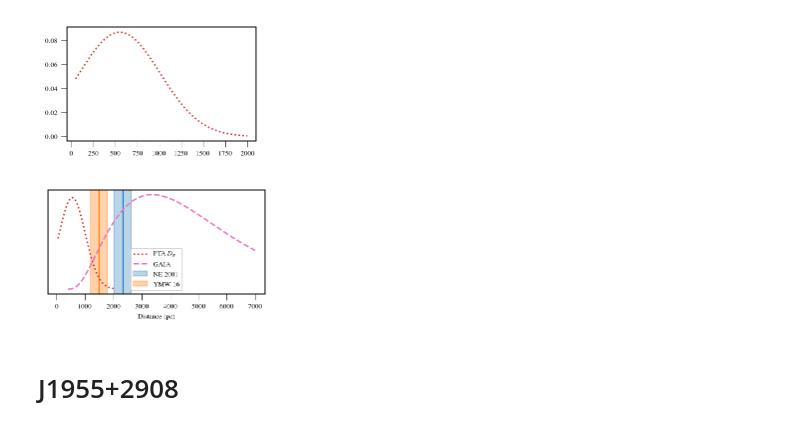
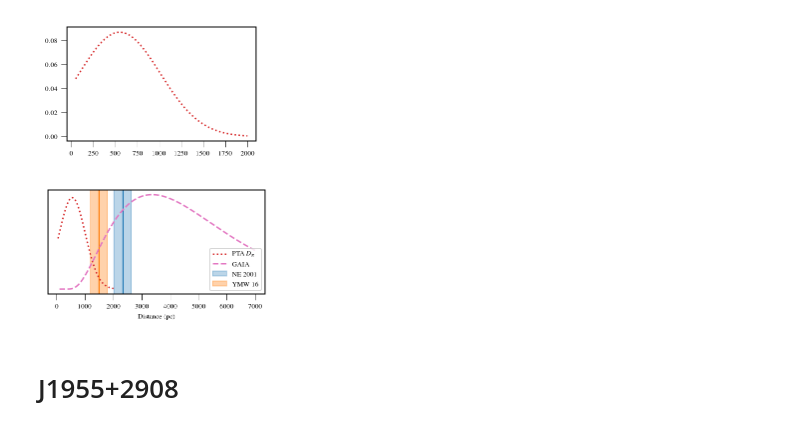
Before and after one commit to ChiaraMingarelli/gaia_pulsars, a Jupyter notebook: codes/pulsar_dist_figs.ipynb, the cells around one changed output. Cells and saved outputs as stored; diff of their text form; code cells hidden in the pictures.

Commit message:
new plots with ipta and gaia errors

```diff
--- a/codes/pulsar_dist_figs.ipynb
+++ b/codes/pulsar_dist_figs.ipynb
@@ -43,9 +43,10 @@ wzp = -0.029 # defined in Bailor-Jones but computer in Lindegren et al. 2018
 
 def pOfR(r, px, dpx, Lsph):
     """
-    This is Equation 2 in Bailor-Jones et al. 2018.
+    This is Equation 2 in Bailer-Jones et al. 2018.
     NB, r > 0
     """
+    px = px + 0.029 #Quasar correction,
     exponent = -r/Lsph - (px-wzp-1/r)**2/(2*dpx**2)
     ans = r**2*np.exp(exponent)
     return ans
@@ -386,7 +388,7 @@ d_DM_YMW_1910 = 1496.0  # no errors reported here...
 # r_est	r_lo	r_hi, r_len = 1449.21521296784
 #3365.90493298969	1735.68216116912	6062.47131778724
 # Corrected Bailer-Jones distance estimate
-dist_BJ_1910 = np.linspace(.4, 7, 1000)
+dist_BJ_1910 = np.linspace(.1, 7, 1000)
 bj_1910 = []
 for r in dist_BJ_1910:
     bj_1910.append(pOfR(r,-0.4219, 0.7972,1.44921521296784))
@@ -418,35 +420,35 @@ plt.plot(px1910, dist_px1910.pdf(px1910)*100, label = r"PTA $D_\pi$", color = "C
 # %%
 fig, ax1 = plt.subplots()
 
 # DM NE 2001 model
 ax1.axvspan(d_DM_NE_1910 - eminus_DM_NE_1910, d_DM_NE_1910 + eplus_DM_NE_1910, alpha=0.3, color = "C0", label = "NE 2001")
 plt.axvline(d_DM_NE_1910, ymin=0, ymax=1, color = "C0")
 
 # DM YMW16 model
 ax1.axvspan(d_DM_YMW_1910*.8, d_DM_YMW_1910*1.2, alpha=0.35, color = "C1", label = "YMW 16")
 plt.axvline(d_DM_YMW_1910, ymin=0, ymax=1, color = "C1")
 
 # GAIA distance, to be updated
 #plt.plot(px1910_c, dist_px1910_c.pdf(px1910_c), label = r"corrected Gaia", color = "C4", linestyle='dashed')
 
 
 # LK-correcred PX measurements
 plt.plot(px1910, dist_px1910.pdf(px1910)*280, label = r"PTA $D_\pi$", color = "C3", linestyle='dotted')
 #ax1.axvspan(d_pi_PTA_1910 - eminus_pi_PTA_1910, d_pi_PTA_1910 + eplus_pi_PTA_1910, alpha=0.3, color = "C3", label = "VLBI")
 #plt.axvline(d_pi_PTA_1910, ymin=0, ymax=1, color = "C3")
 plt.plot(dist_BJ_1910*1000, np.array(bj_1910)/norm_1910[0], label = "GAIA", color = "C6", linestyle='dashed')
 
 
 
 ax1.set_yticklabels([])
 plt.yticks([])
 plt.xlabel("Distance (pc)")
-plt.legend()
+plt.legend(loc=4)
 plt.tight_layout()
 
 plt.savefig("J1910_distances_wbj.pdf")
 # %% [output]
-[figure, old version]
+[figure, new version]
 # %% [markdown]
 # J1955+2908
 # %%
```
Also changed, not shown: parts of 9 cells of this notebook, 40 other files.
